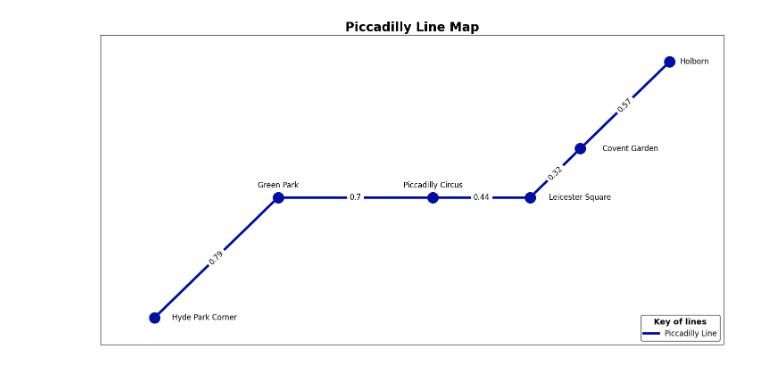
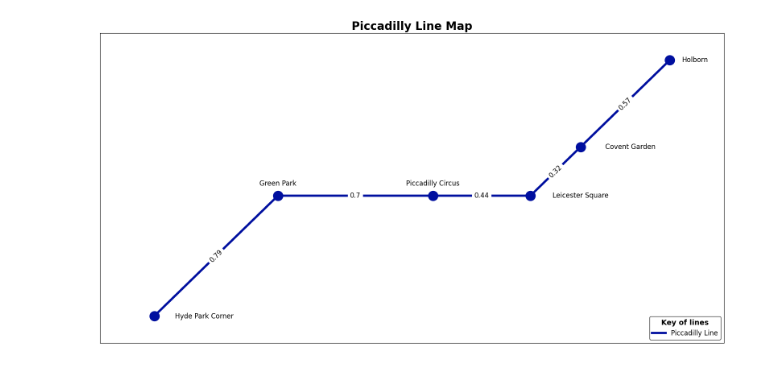
Before and after one commit to vutranquangminh/datavisualization, a Jupyter notebook: task/task1.ipynb, the cells around one changed output. Saved outputs shown, nothing was run; the diff lists cells and outputs as text; code cells hidden in the pictures.

```diff
--- a/task/task1.ipynb
+++ b/task/task1.ipynb
@@ -110,7 +110,7 @@ edge_labels = {(u, v): f"{d['weight']}" for u, v, d in G.edges(data=True)}
 edge_colors = [G[u][v]['color'] for u, v in G.edges()]
 
 # ------------------- Visualization -------------------
-plt.figure(figsize=(18, 9))
+plt.figure(figsize=(20, 10))
 
 # Draw edges with colors
 nx.draw_networkx_edges(
@@ -149,31 +149,31 @@ nx.draw_networkx_edge_labels(
     G,
     pos=positions,
     edge_labels=edge_labels,
     font_size=12,
     font_weight='normal'
 )
 
 
 legend_elements = [
     plt.Line2D([0], [0], color=color_mapping['Piccadilly'], lw=4, label='Piccadilly Line')
 ]
 legend = plt.legend(
     handles=legend_elements,
     loc='lower right',
     fontsize=12,
     frameon=True,
     ncol=1,
     title="Key of lines"
 )
 legend.get_frame().set_edgecolor('#000000')
 legend.get_frame().set_linewidth(1)
 legend.get_title().set_fontsize('13')
 legend.get_title().set_fontweight('bold')
 
 # Add the main title for the visualization
 plt.title("Piccadilly Line Map", fontsize=20, fontweight='bold')
 
 # Show the plot
 plt.show()
 # %% [output]
-[figure, old version]
+[figure, new version]
```
Also changed, not shown: 3 other files.
